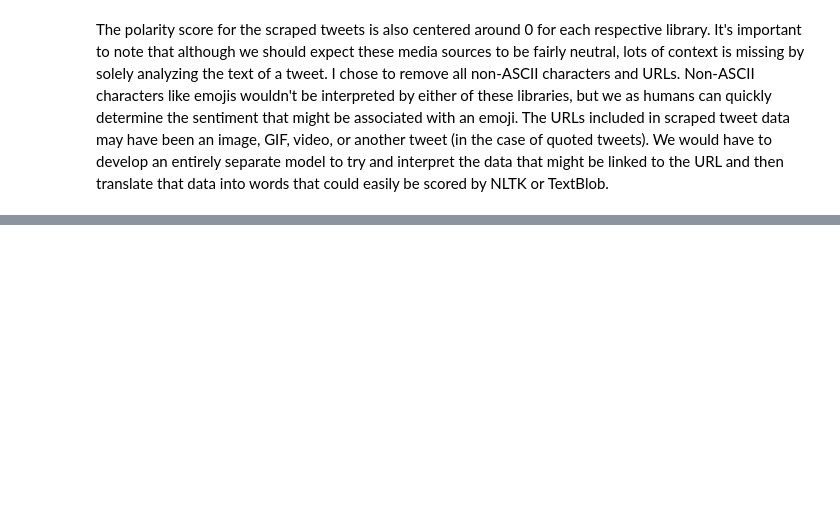
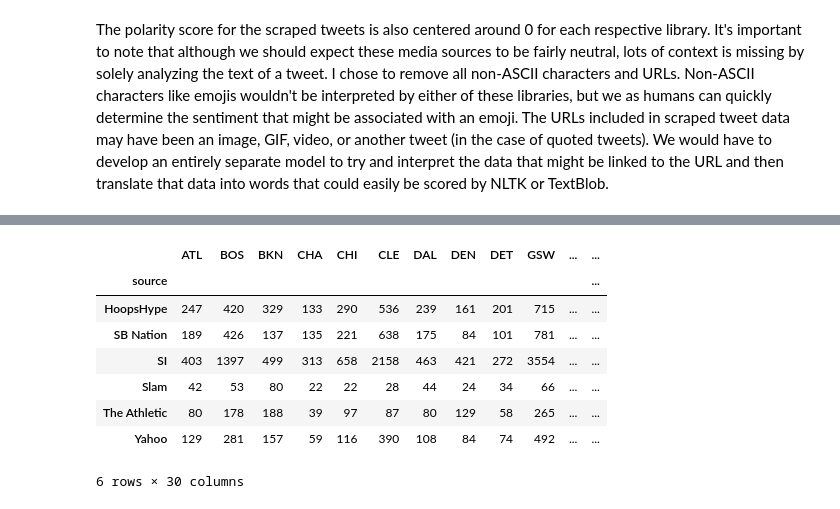
Before and after one commit to jeremy-lee93/capstone-project, a Jupyter notebook: sentiment_analysis.ipynb, the cells around one changed output, grey strips where cells are left out. Saved outputs shown, nothing was run; the diff lists cells and outputs as text; code cells hidden in the pictures; blank space fills up the shorter version.

```diff
--- a/sentiment_analysis.ipynb
+++ b/sentiment_analysis.ipynb
@@ -565,0 +564,12 @@ NameError: name 'tweet_df' is not defined
+# %%
+tweets_team_mentions_df.groupby('source').sum()
+# %% [output]
+|  | ATL | BOS | BKN | CHA | CHI | CLE | DAL | DEN | DET | GSW | ... | ... |
+| source |  |  |  |  |  |  |  |  |  |  |  | ... |
+| HoopsHype | 247 | 420 | 329 | 133 | 290 | 536 | 239 | 161 | 201 | 715 | ... | ... |
+| SB Nation | 189 | 426 | 137 | 135 | 221 | 638 | 175 | 84 | 101 | 781 | ... | ... |
+| SI | 403 | 1397 | 499 | 313 | 658 | 2158 | 463 | 421 | 272 | 3554 | ... | ... |
+| Slam | 42 | 53 | 80 | 22 | 22 | 28 | 44 | 24 | 34 | 66 | ... | ... |
+| The Athletic | 80 | 178 | 188 | 39 | 97 | 87 | 80 | 129 | 58 | 265 | ... | ... |
+| Yahoo | 129 | 281 | 157 | 59 | 116 | 390 | 108 | 84 | 74 | 492 | ... | ... |
+6 rows × 30 columns
```
Also changed, not shown: parts of 3 cells of this notebook, 8 other files.
